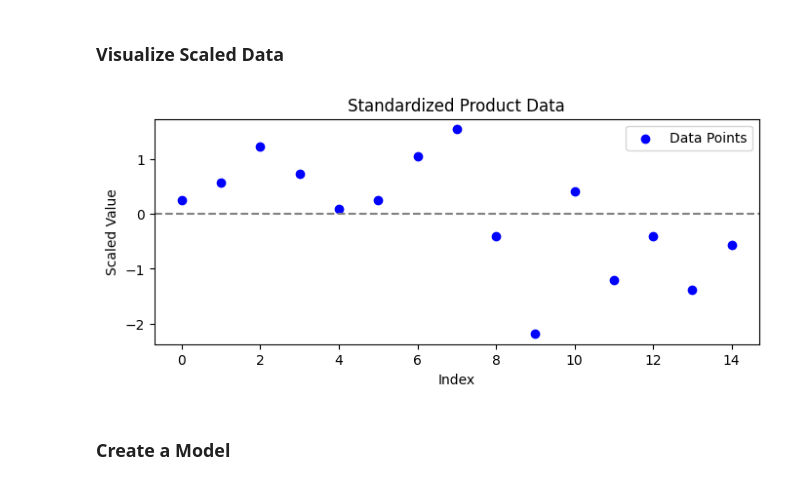
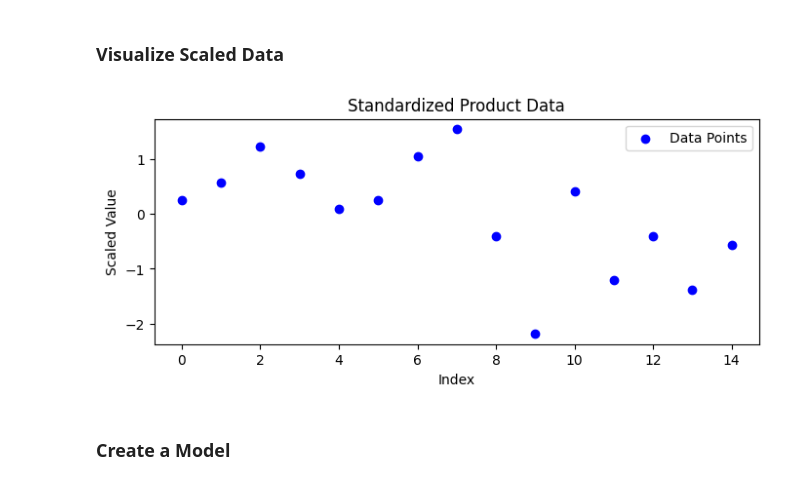
Before and after one commit to Namachivayam2001/ML-Tutorials, a Jupyter notebook: K-Means.ipynb, the cells around one changed output. Cells and saved outputs as stored; diff of their text form; code cells hidden in the pictures.

```diff
--- a/K-Means.ipynb
+++ b/K-Means.ipynb
@@ -154,14 +154,13 @@ df
 # %%
 plt.figure(figsize=(8, 3))
 plt.scatter(df.index, df['scaled'], color='blue', label='Data Points')
-plt.axhline(0, color='gray', linestyle='--')
 plt.title('Standardized Product Data')
 plt.xlabel('Index')
 plt.ylabel('Scaled Value')
 plt.legend()
 plt.show()
 # %% [output]
-[figure, old version]
+[figure, new version]
 # %% [markdown]
 ### Create a Model
 # %%
```
Also changed, not shown: parts of 1 cell of this notebook.
